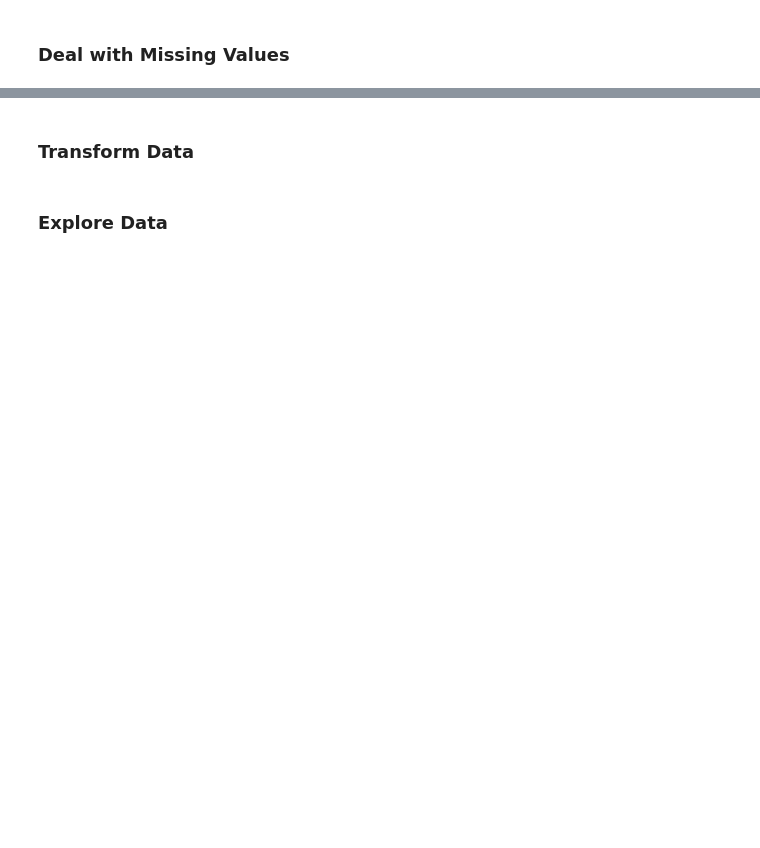
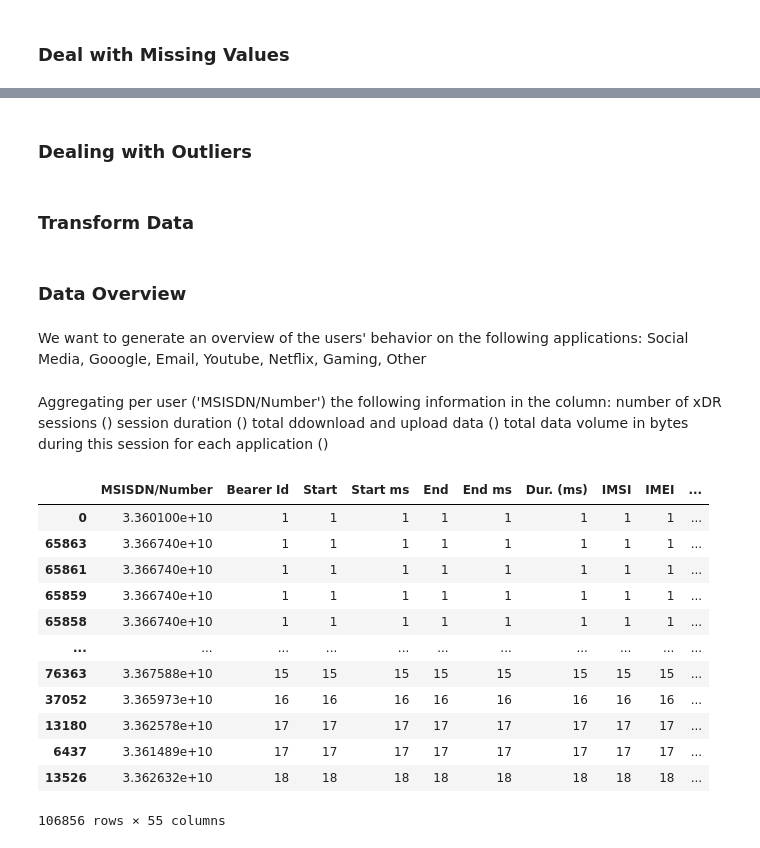
Before and after one commit to akrobi/TellCoAnalysis, a Jupyter notebook: notebooks/data exploration.ipynb, the cells around one changed output, grey strips where cells are left out. Drawn from its saved outputs; the diff is of its cells as text; code cells hidden in the pictures; blank space fills up the shorter version.

```diff
--- a/notebooks/data exploration.ipynb
+++ b/notebooks/data exploration.ipynb
@@ -101,0 +163,2 @@ db.head()
+# %% [markdown]
+### Dealing with Outliers
@@ -102,4 +167,31 @@ db.head()
 # %% [markdown]
 ### Transform Data
 # %% [markdown]
-### Explore Data
+### Data Overview
+# %% [markdown]
+We want to generate an overview of the users' behavior on the following applications: Social Media, Gooogle, Email, Youtube, Netflix, Gaming, Other
+# %% [markdown]
+Aggregating per user ('MSISDN/Number') the following information in the column:
+    number of xDR sessions ()
+    session duration ()
+    total ddownload and upload data ()
+    total data volume in bytes during this session for each application ()
+# %%
+# aggregating per user the number of xDR sessions
+
+user_num_xdr = db.groupby('MSISDN/Number').agg('count').reset_index().sort_values(by='Bearer Id')
+user_num_xdr
+# %% [output]
+|  | MSISDN/Number | Bearer Id | Start | Start ms | End | End ms | Dur. (ms) | IMSI | IMEI | ... |
+| 0 | 3.360100e+10 | 1 | 1 | 1 | 1 | 1 | 1 | 1 | 1 | ... |
+| 65863 | 3.366740e+10 | 1 | 1 | 1 | 1 | 1 | 1 | 1 | 1 | ... |
+| 65861 | 3.366740e+10 | 1 | 1 | 1 | 1 | 1 | 1 | 1 | 1 | ... |
+| 65859 | 3.366740e+10 | 1 | 1 | 1 | 1 | 1 | 1 | 1 | 1 | ... |
+| 65858 | 3.366740e+10 | 1 | 1 | 1 | 1 | 1 | 1 | 1 | 1 | ... |
+| ... | ... | ... | ... | ... | ... | ... | ... | ... | ... | ... |
+| 76363 | 3.367588e+10 | 15 | 15 | 15 | 15 | 15 | 15 | 15 | 15 | ... |
+| 37052 | 3.365973e+10 | 16 | 16 | 16 | 16 | 16 | 16 | 16 | 16 | ... |
+| 13180 | 3.362578e+10 | 17 | 17 | 17 | 17 | 17 | 17 | 17 | 17 | ... |
+| 6437 | 3.361489e+10 | 17 | 17 | 17 | 17 | 17 | 17 | 17 | 17 | ... |
+| 13526 | 3.362632e+10 | 18 | 18 | 18 | 18 | 18 | 18 | 18 | 18 | ... |
+106856 rows × 55 columns
```
Also changed, not shown: parts of 52 cells of this notebook.
